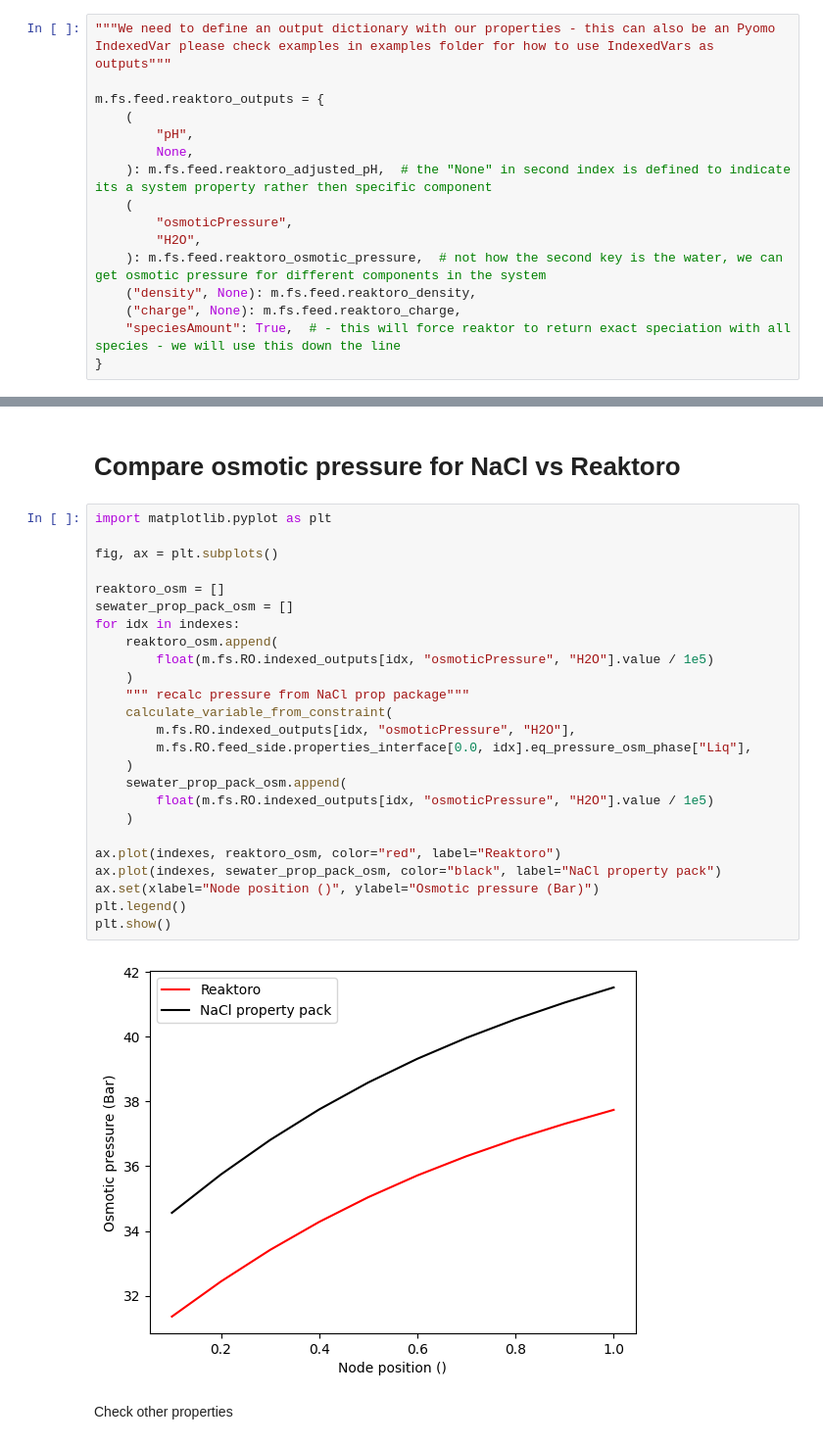
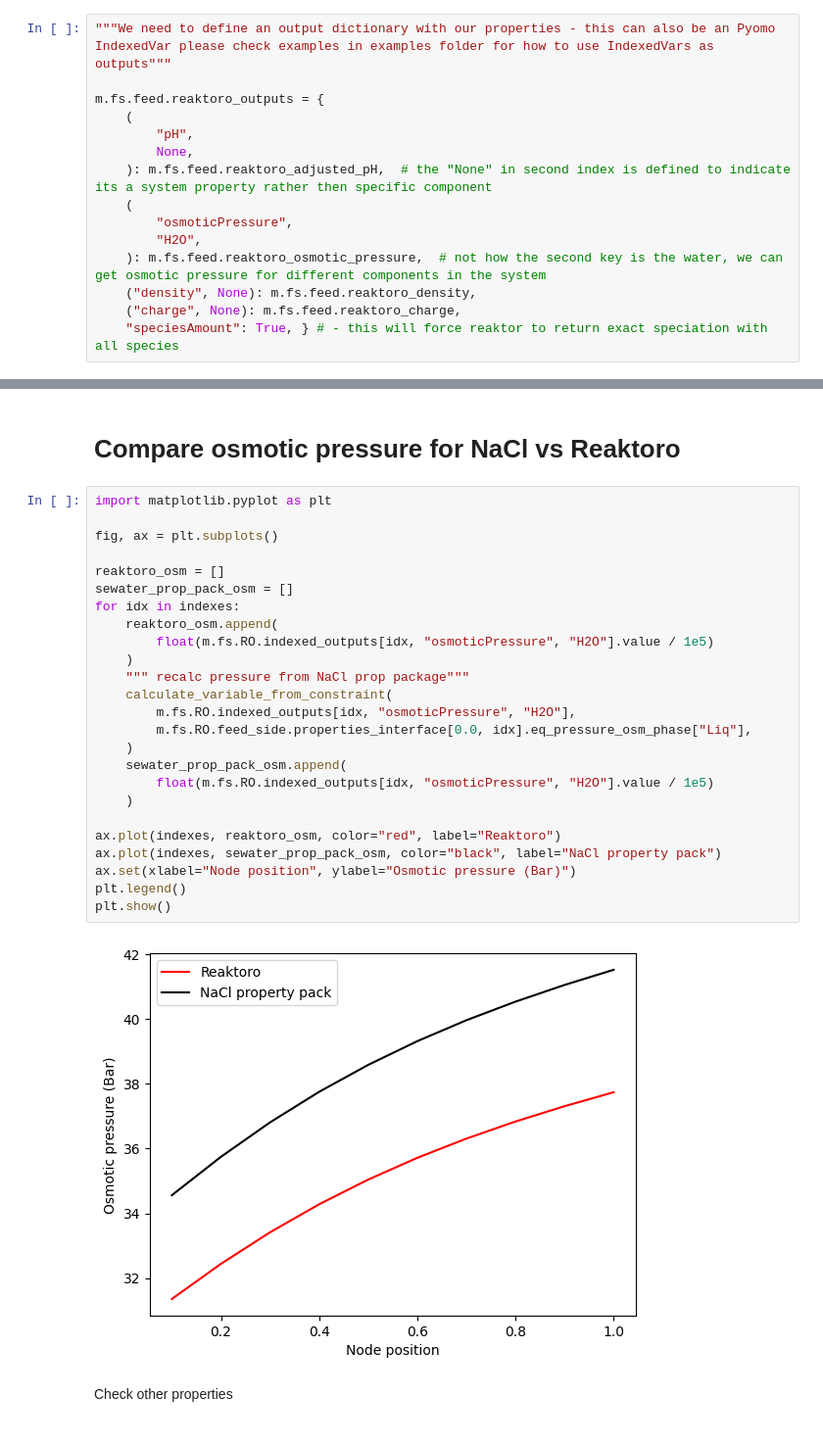
Before and after one commit to watertap-org/reaktoro-pse, a Jupyter notebook: src/reaktoro_pse/tutorials/ReaktoroBlock_tutorial.ipynb, the cells around one changed output, grey strips where cells are left out. Shown at 98% size. Cells and saved outputs as stored; diff of their text form.

```diff
--- a/src/reaktoro_pse/tutorials/ReaktoroBlock_tutorial.ipynb
+++ b/src/reaktoro_pse/tutorials/ReaktoroBlock_tutorial.ipynb
@@ -223,8 +223,7 @@ m.fs.feed.reaktoro_outputs = {
     ): m.fs.feed.reaktoro_osmotic_pressure,  # not how the second key is the water, we can get osmotic pressure for different components in the system
     ("density", None): m.fs.feed.reaktoro_density,
     ("charge", None): m.fs.feed.reaktoro_charge,
-    "speciesAmount": True,  # - this will force reaktor to return exact speciation with all species - we will use this down the line
-}
+    "speciesAmount": True, } # - this will force reaktor to return exact speciation with all species
 # %% [markdown]
 ### Configure ReaktoroBlock
 We are dealing with seawater desalination, which implies operation at high salinity and pressure for such conditions the PhreeqC Pitzer data base is a good choice
@@ -1001,30 +1019,30 @@ EXIT: Optimal Solution Found.
 # %%
 import matplotlib.pyplot as plt
 
 fig, ax = plt.subplots()
 
 reaktoro_osm = []
 sewater_prop_pack_osm = []
 for idx in indexes:
     reaktoro_osm.append(
         float(m.fs.RO.indexed_outputs[idx, "osmoticPressure", "H2O"].value / 1e5)
     )
     """ recalc pressure from NaCl prop package"""
     calculate_variable_from_constraint(
         m.fs.RO.indexed_outputs[idx, "osmoticPressure", "H2O"],
         m.fs.RO.feed_side.properties_interface[0.0, idx].eq_pressure_osm_phase["Liq"],
     )
     sewater_prop_pack_osm.append(
         float(m.fs.RO.indexed_outputs[idx, "osmoticPressure", "H2O"].value / 1e5)
     )
 
 ax.plot(indexes, reaktoro_osm, color="red", label="Reaktoro")
 ax.plot(indexes, sewater_prop_pack_osm, color="black", label="NaCl property pack")
-ax.set(xlabel="Node position ()", ylabel="Osmotic pressure (Bar)")
+ax.set(xlabel="Node position", ylabel="Osmotic pressure (Bar)")
 plt.legend()
 plt.show()
 # %% [output]
-[figure, old version]
+[figure, new version]
 # %% [markdown]
 Check other properties
 # %%
```
Also changed, not shown: parts of 19 cells of this notebook, 2 other files.
